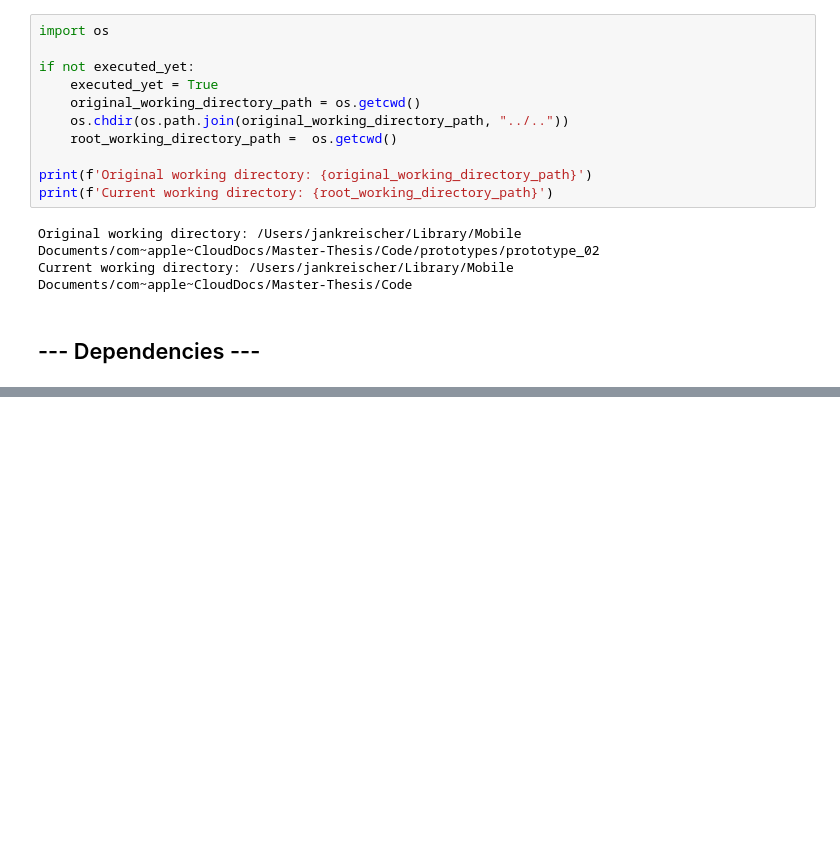
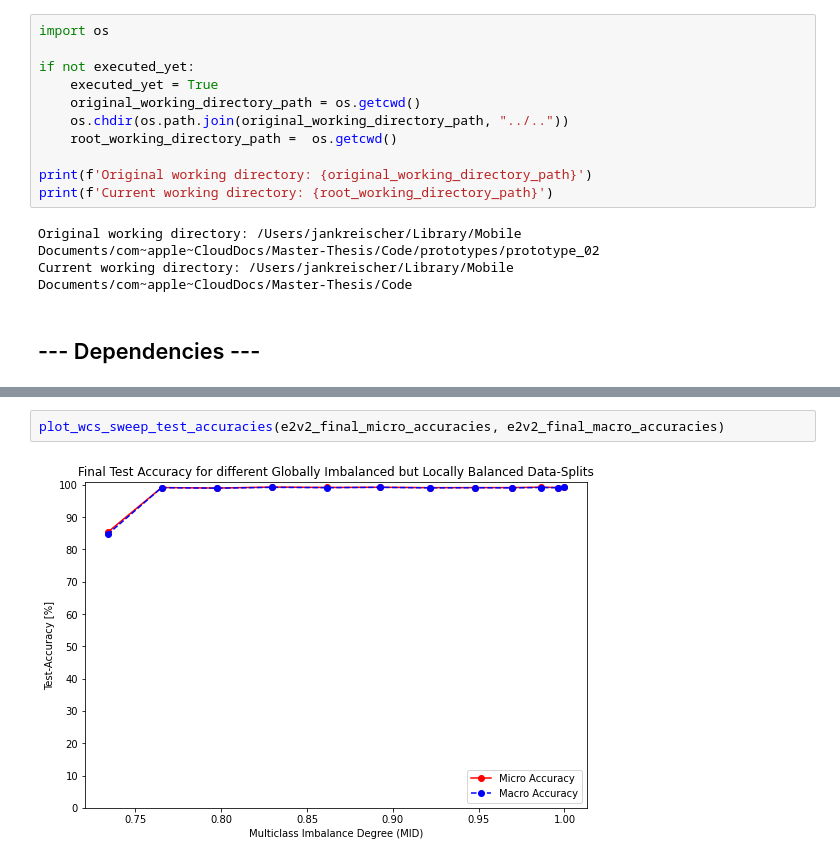
Before and after one commit to jan-kreischer/FedRL-for-IoT-Security, a Jupyter notebook: prototypes/prototype_02/experiment-02.ipynb, the cells around one changed output, grey strips where cells are left out. Drawn from its saved outputs; the diff is of its cells as text; blank space fills up the shorter version.

```diff
--- a/prototypes/prototype_02/experiment-02.ipynb
+++ b/prototypes/prototype_02/experiment-02.ipynb
@@ -1767,0 +349,4 @@ e1v5.plot_test_performances()
+# %%
+plot_wcs_sweep_test_accuracies(e2v2_final_micro_accuracies, e2v2_final_macro_accuracies)
+# %% [output]
+[figure, added]
```
Also changed, not shown: parts of 61 cells of this notebook, 21 other files.
